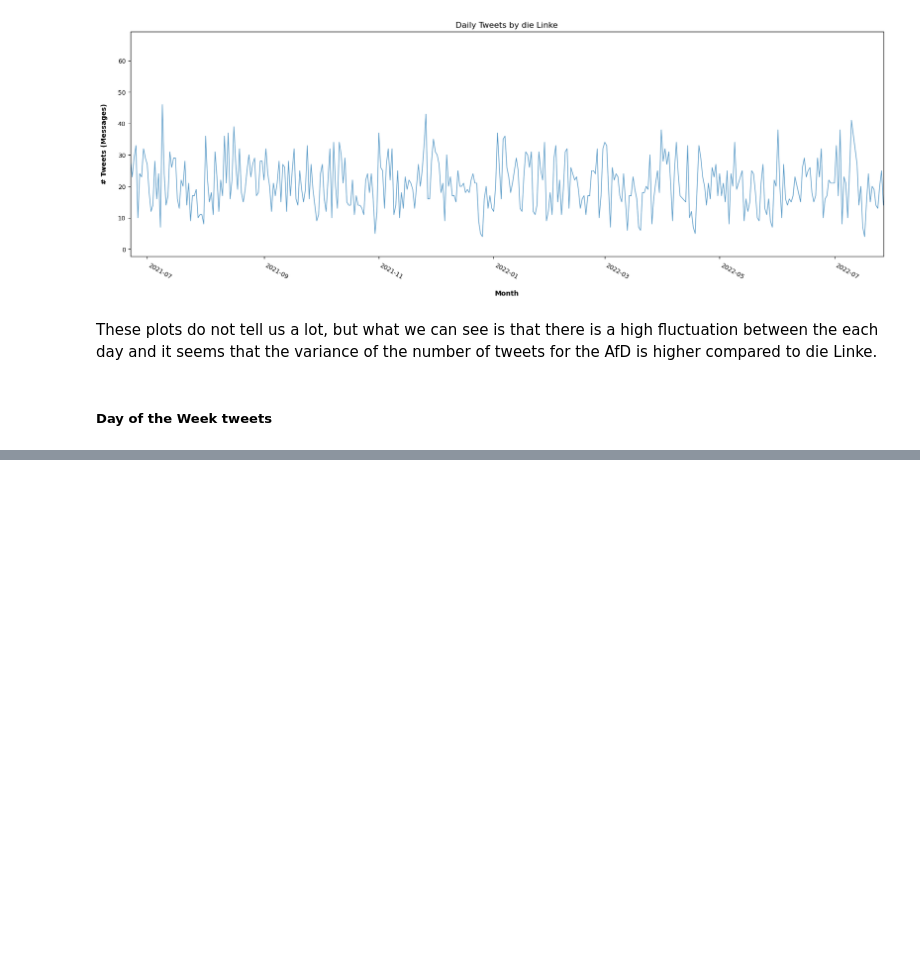
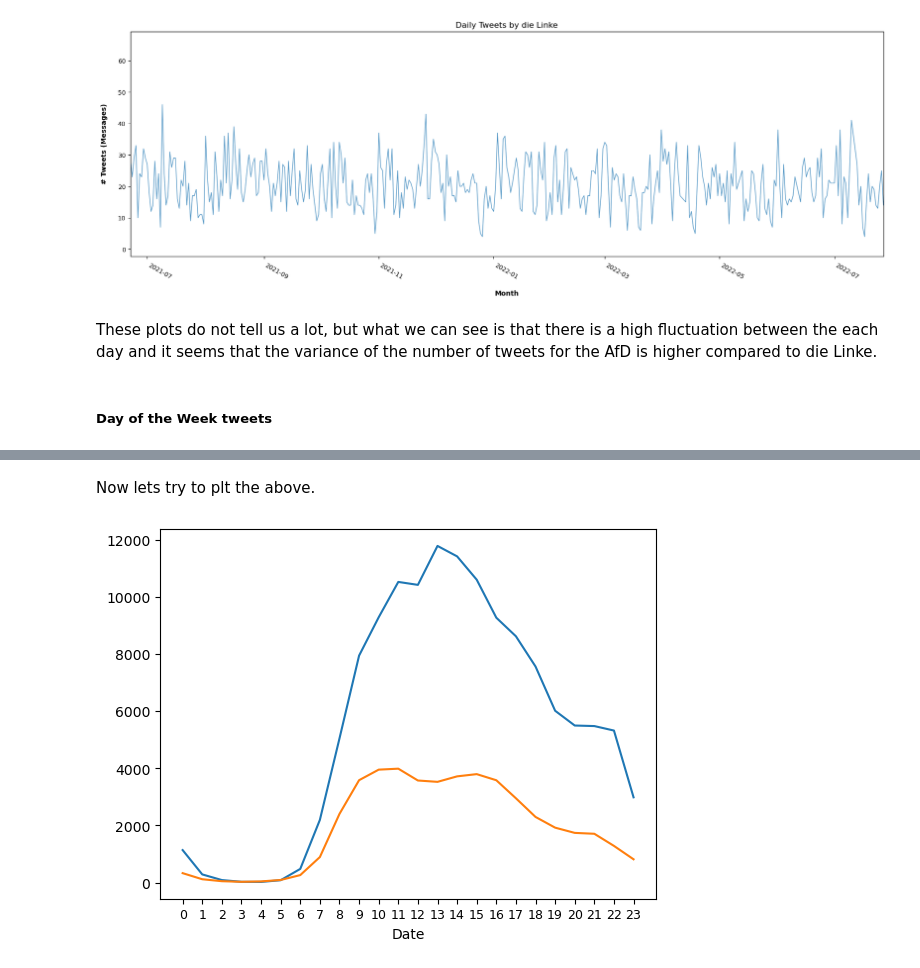
Before and after one commit to aedxn/twitter_analysis_die_linke_and_afd, a Jupyter notebook: tweets_over_time_analysis.ipynb, the cells around one changed output, grey strips where cells are left out. Saved outputs shown, nothing was run; the diff lists cells and outputs as text; code cells hidden in the pictures; blank space fills up the shorter version.

```diff
--- a/tweets_over_time_analysis.ipynb
+++ b/tweets_over_time_analysis.ipynb
@@ -153,0 +245,10 @@ These plots do not tell us a lot, but what we can see is that there is a high fl
+# %%
+# linke
+hourly_count_linke = dfl.groupby(dfl.index.hour).apply(f)
+print(len(hourly_count_linke))
+print(hourly_count_linke)
+
+# afd
+hourly_count_afd = dfa.groupby(dfa.index.hour).apply(f)
+print(len(hourly_count_afd))
+print(hourly_count_afd)
@@ -153,0 +273,10 @@ These plots do not tell us a lot, but what we can see is that there is a high fl
+# %% [markdown]
+Now lets try to plt the above.
+# %%
+# linke and afd together
+hourly_plot_linke = hourly_count_linke['Number_of_tweets'].plot()
+hourly_plot_afd = hourly_count_afd['Number_of_tweets'].plot()
+plt.xticks(np.arange(24), rotation = 0,fontsize = 9)
+plt.show()
+# %% [output]
+[figure, added]
```
Also changed, not shown: parts of 25 cells of this notebook.
